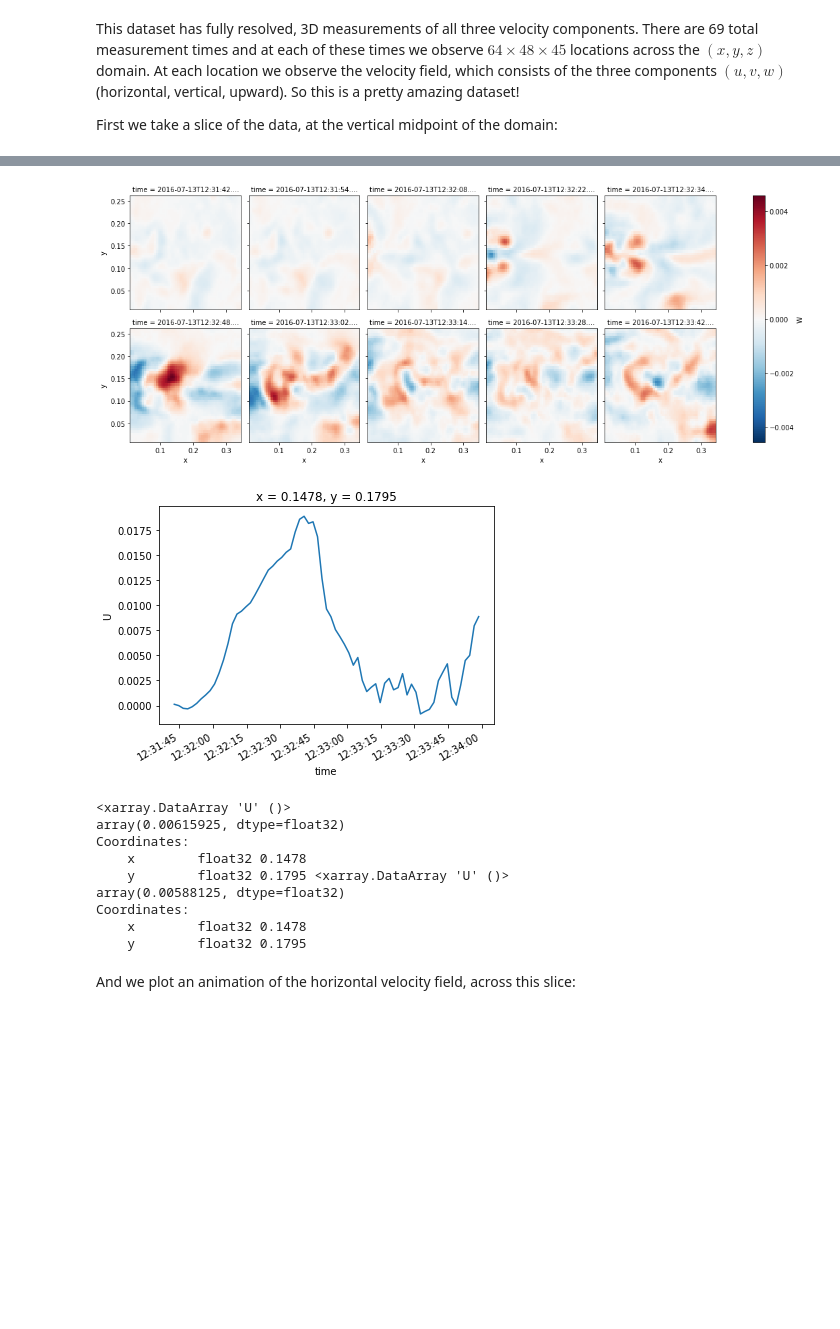
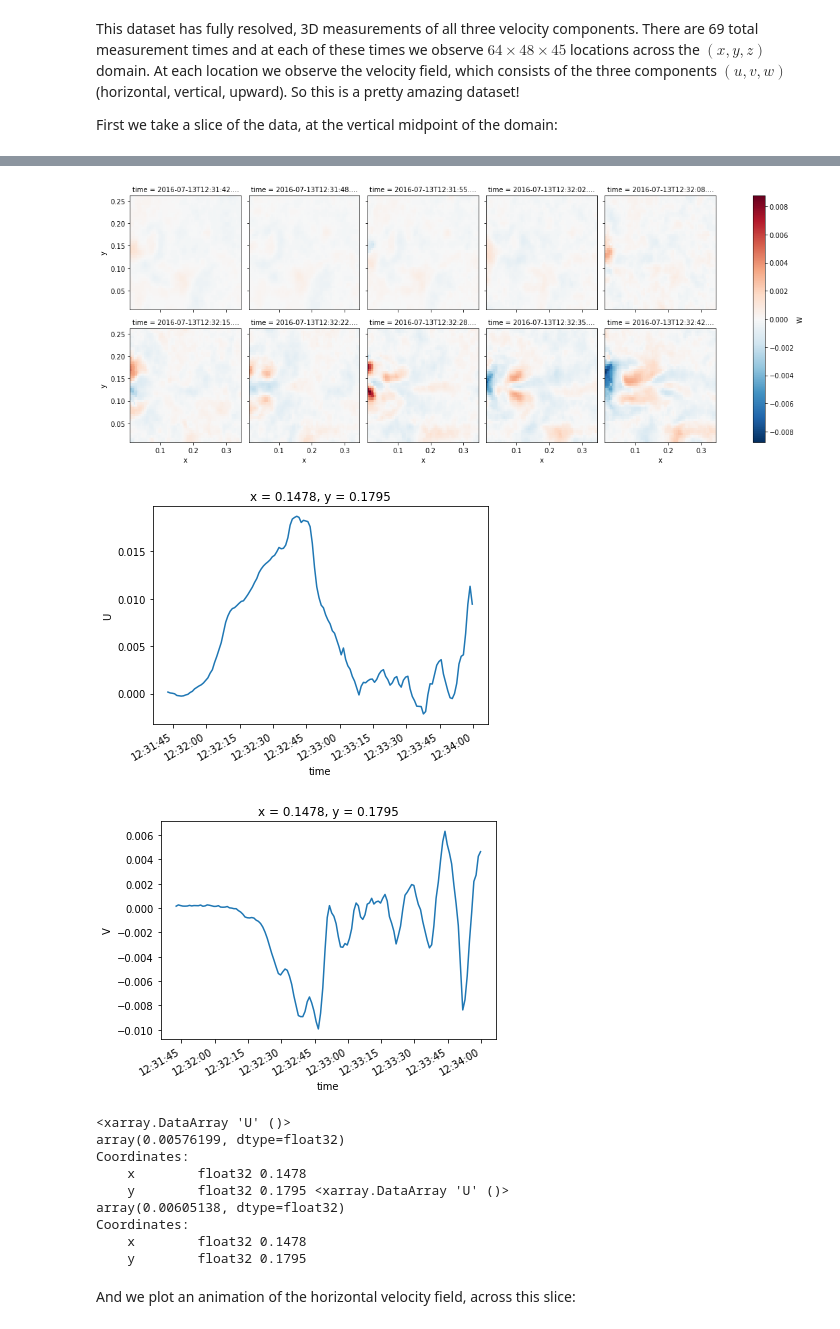
Before and after one commit to connor-duffin/sswfe, a Jupyter notebook: docs/dataset-small-tests.ipynb, the cells around one changed output, grey strips where cells are left out. Cells and saved outputs as stored; diff of their text form; code cells hidden in the pictures; blank space fills up the shorter version.

```diff
--- a/docs/dataset-small-tests.ipynb
+++ b/docs/dataset-small-tests.ipynb
@@ -12,7 +12,7 @@ import pandas as pd
 import matplotlib.pyplot as plt
 from matplotlib.animation import FuncAnimation
 # %%
-ds = xr.open_dataset("../data/CylinderTest02_G0_dt2.00_de0.50_ne4_velocity.nc")
+ds = xr.open_dataset("../data/CylinderTest02_G0_dt1.00_de0.05_ne5_velocity.nc")
 ds
 # %% [output]
 <xarray.Dataset>
@@ -56,24 +56,28 @@ w_averaged.isel(
     time=(np.linspace(0, 60, 10, dtype=np.int32))).plot(x="x", y="y", col="time", col_wrap=5)
 plt.show()
 # %% [output]
-[figure, old version]
+[figure, new version]
 # %%
 x_idx = (np.abs(u_averaged.coords["x"] - 0.15)).argmin()
 y_idx = (np.abs(u_averaged.coords["y"] - 0.1801)).argmin()
 
 u_averaged.isel(x=x_idx, y=y_idx).plot()
 plt.show()
 
+v_averaged.isel(x=x_idx, y=y_idx).plot()
+plt.show()
+
 print(u_averaged.isel(x=x_idx, y=y_idx).mean(),
       u_averaged.isel(x=x_idx, y=y_idx).std())
 # %% [output]
-[figure, old version]
+[figure, new version]
+[figure, added]
 <xarray.DataArray 'U' ()>
-array(0.00615925, dtype=float32)
+array(0.00576199, dtype=float32)
 Coordinates:
     x        float32 0.1478
     y        float32 0.1795 <xarray.DataArray 'U' ()>
-array(0.00588125, dtype=float32)
+array(0.00605138, dtype=float32)
 Coordinates:
     x        float32 0.1478
     y        float32 0.1795
```
Also changed, not shown: parts of 5 cells of this notebook, 5 other files.
